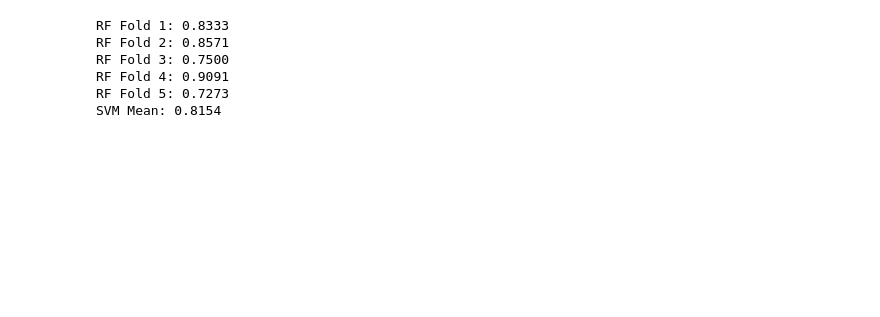
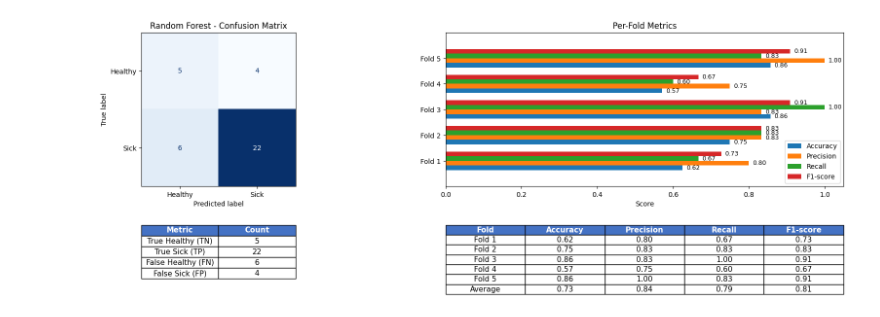
Before and after one commit to JakubRduch/AI_MED_Recruitment, a Jupyter notebook: Solution/heart_classification.ipynb, the cells around one changed output. Cells and saved outputs as stored; diff of their text form; code cells hidden in the pictures; blank space fills up the shorter version.

```diff
--- a/Solution/heart_classification.ipynb
+++ b/Solution/heart_classification.ipynb
@@ -110,22 +162,15 @@ SVM Mean: 0.7797
 # %%
-rf = RandomForestClassifier(
-    max_depth=6,
-    min_samples_split=6,
-    n_estimators=125,
-    min_samples_leaf = 2,
-    class_weight='balanced',
-    max_features = 'sqrt',
-    random_state=42)
+# ===========================================
+# RANDOM FOREST INITIALIZATION AND EVALUATION
+# ===========================================
+rf = RandomForestClassifier(max_depth=6,
+                            min_samples_split=6,
+                            n_estimators=125,
+                            min_samples_leaf = 2,
+                            class_weight='balanced',
+                            max_features = 'sqrt',
+                            random_state=42)
+
+evaluate_model(rf, "Random Forest", X_scaled, y)
+# %% [output]
+[figure, added]
-# %%
-rf_scores = cross_val_score(rf, X_scaled, y, cv=5, scoring='f1')  #Study the difference between f1 and accuracy in this case
-for i, score in enumerate(rf_scores, 1):
-    print(f"RF Fold {i}: {score:.4f}")
-
-print(f"SVM Mean: {rf_scores.mean():.4f}")
-# %% [output]
-RF Fold 1: 0.8333
-RF Fold 2: 0.8571
-RF Fold 3: 0.7500
-RF Fold 4: 0.9091
-RF Fold 5: 0.7273
-SVM Mean: 0.8154
```
Also changed, not shown: parts of 11 cells of this notebook.
